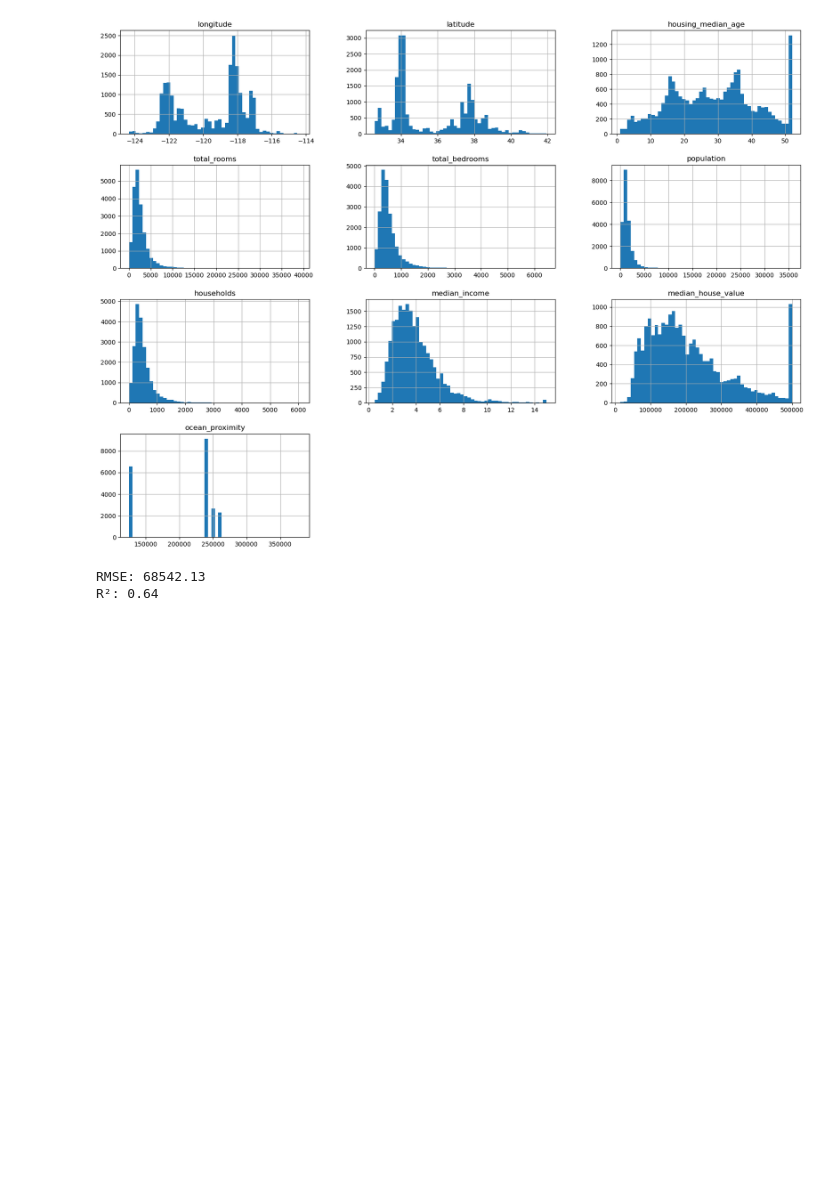
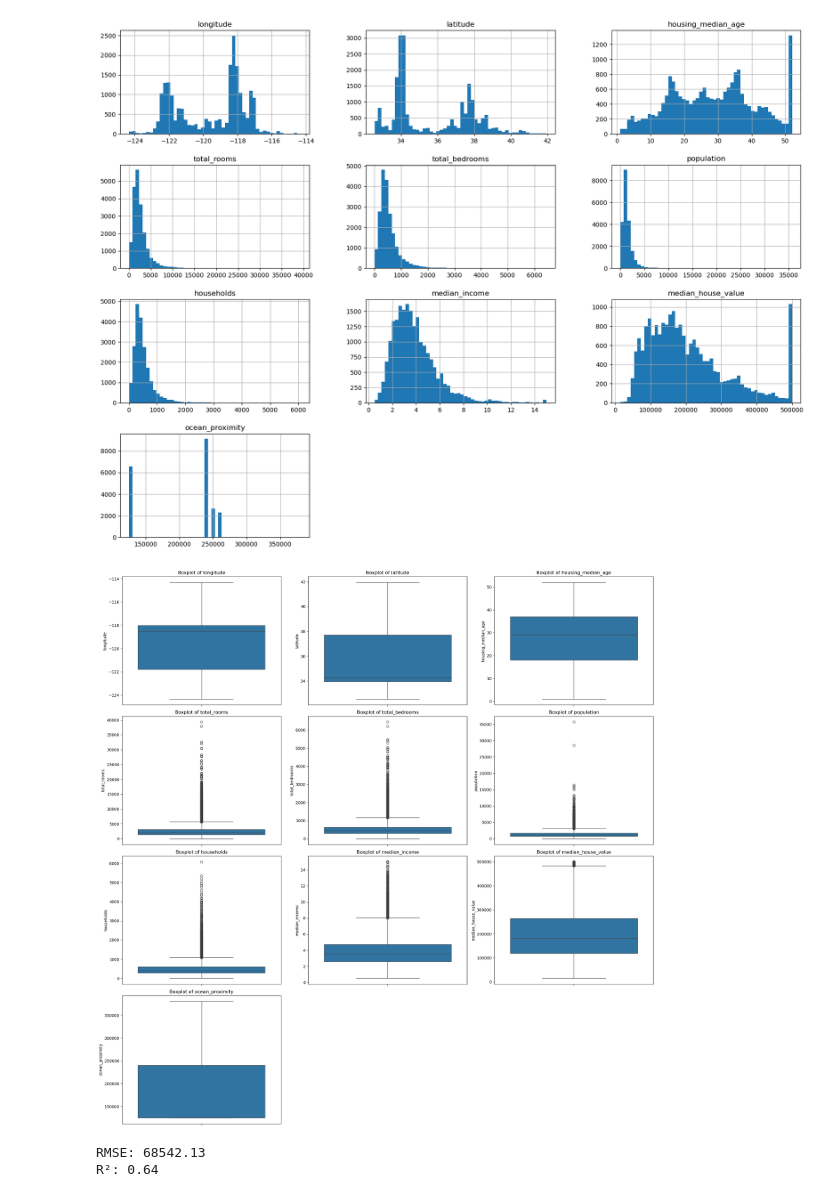
Before and after one commit to 25f1002042-ops/California_housing_price_prediction, a Jupyter notebook: California_Housing_Prediction.ipynb, the cells around one changed output. Drawn from its saved outputs; the diff is of its cells as text; code cells hidden in the pictures; blank space fills up the shorter version.

Commit message:
Added new regression plots and improved R analysis

```diff
--- a/California_Housing_Prediction.ipynb
+++ b/California_Housing_Prediction.ipynb
@@ -118,6 +118,26 @@ df.hist(figsize=(20,15), bins=50)
 plt.show()
 # %% [output]
 [figure]
+# %%
+import math
+
+num_cols = df.select_dtypes(include=['float64', 'int64']).columns
+n = len(num_cols)
+
+# Calculate rows needed (3 columns per row)
+rows = math.ceil(n / 3)
+
+plt.figure(figsize=(20, 5 * rows))
+
+for i, column in enumerate(num_cols, 1):
+    plt.subplot(rows, 3, i)
+    sns.boxplot(y=df[column])
+    plt.title(f'Boxplot of {column}')
+
+plt.tight_layout()
+plt.show()
+# %% [output]
+[figure, added]
 # %%
 # All numeric features including ocean_proximity score
 features = [
```
